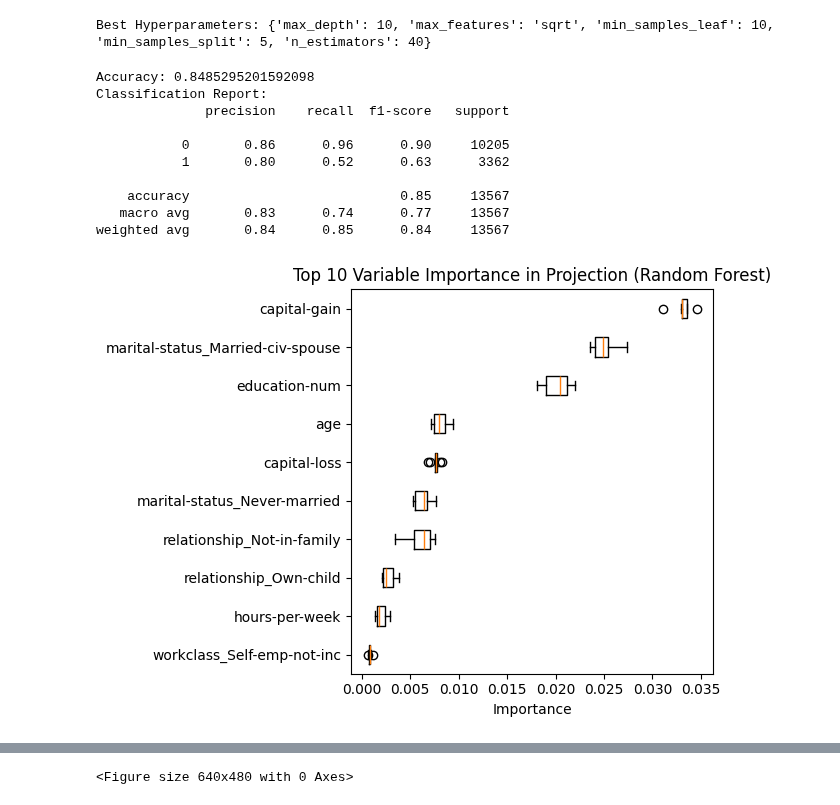
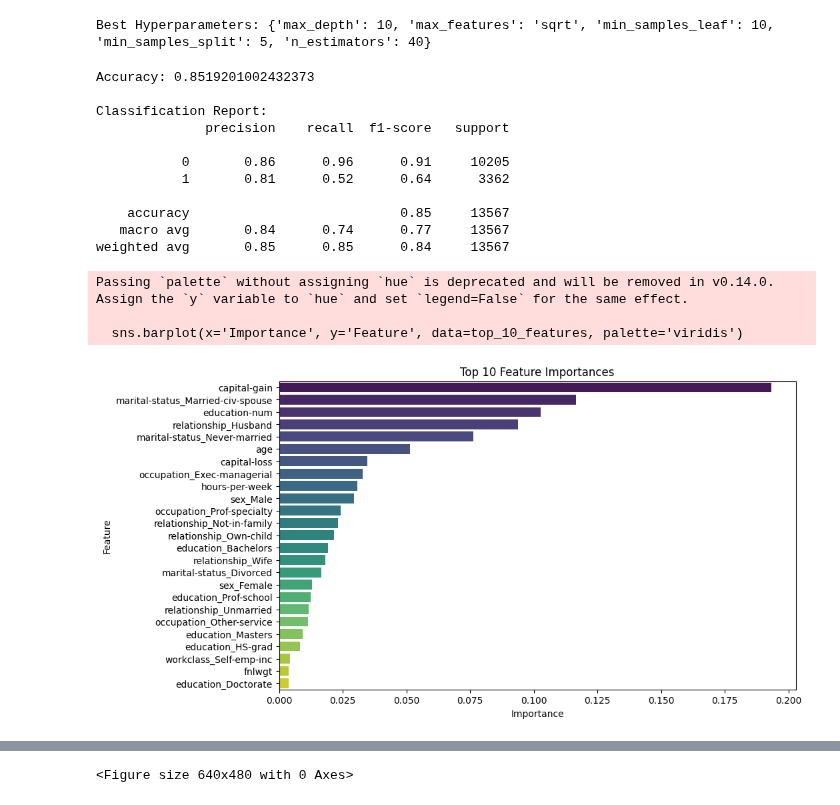
Before and after one commit to josephmailil1/Master-Thesis-repo, a Jupyter notebook: SHAP.ipynb, the cells around one changed output, grey strips where cells are left out. Drawn from its saved outputs; the diff is of its cells as text; code cells hidden in the pictures.

```diff
--- a/SHAP.ipynb
+++ b/SHAP.ipynb
@@ -192,35 +192,20 @@ y_pred_rf_df = pd.DataFrame(best_model_rf.predict(X_test), columns=['Predictions
 # %% [output]
 Best Hyperparameters: {'max_depth': 10, 'max_features': 'sqrt', 'min_samples_leaf': 10, 'min_samples_split': 5, 'n_estimators': 40}
 # %%
-# Optionally, you can print accuracy and classification report
+#Print accuracy and classification report
 accuracy_rf = accuracy_score(y_test, y_pred_rf)
 print("Accuracy:", accuracy_rf)
-print("Classification Report:")
+print("\nClassification Report:")
 print(classification_report(y_test, y_pred_rf))
 # %% [output]
-Accuracy: 0.8485295201592098
+Accuracy: 0.8519201002432373
+
 Classification Report:
               precision    recall  f1-score   support
 
-           0       0.86      0.96      0.90     10205
-           1       0.80      0.52      0.63      3362
+           0       0.86      0.96      0.91     10205
+           1       0.81      0.52      0.64      3362
 
     accuracy                           0.85     13567
-   macro avg       0.83      0.74      0.77     13567
-weighted avg       0.84      0.85      0.84     13567
+   macro avg       0.84      0.74      0.77     13567
+weighted avg       0.85      0.85      0.84     13567
-# %%
-import seaborn as sns
-import pandas as pd
-
-# Create a DataFrame for the permutation importances
-importance_df = pd.DataFrame(result_rf.importances[sorted_idx_rf].T, columns=feature_names[sorted_idx_rf])
-
-# Plot
-plt.figure(figsize=(10, 6))
-sns.boxplot(data=importance_df, orient='h')
-plt.title("Top 10 Variable Importance in Projection (Random Forest)")
-plt.xlabel("Importance")
-plt.tight_layout()
-plt.show()
-# %% [output]
-[figure, removed]
@@ -226,0 +230,30 @@ plt.show()
+# %%
+### Variable Importance based on
+
+import seaborn as sns
+import matplotlib.pyplot as plt
+
+# Get feature importances from the best model
+feature_importances = best_model_rf.feature_importances_
+
+# Create a DataFrame with feature names and their importances
+feature_importance_df = pd.DataFrame({'Feature': X_train.columns, 'Importance': feature_importances})
+
+# Sort the features by importance in descending order
+feature_importance_df = feature_importance_df.sort_values(by='Importance', ascending=False)
+
+# Select the top 10 features
+top_10_features = feature_importance_df.head(25)
+
+# Plotting
+plt.figure(figsize=(10, 6))
+sns.barplot(x='Importance', y='Feature', data=top_10_features, palette='viridis')
+plt.title('Top 10 Feature Importances')
+plt.xlabel('Importance')
+plt.ylabel('Feature')
+plt.show()
+# %% [output]
+Passing `palette` without assigning `hue` is deprecated and will be removed in v0.14.0. Assign the `y` variable to `hue` and set `legend=False` for the same effect.
+
+  sns.barplot(x='Importance', y='Feature', data=top_10_features, palette='viridis')
+[figure, added]
```
Also changed, not shown: parts of 29 cells of this notebook, 1 other file.
